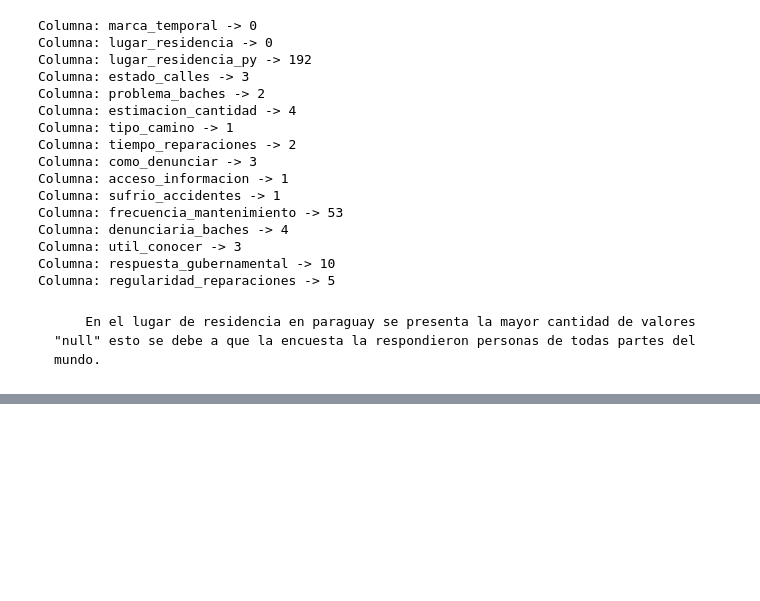
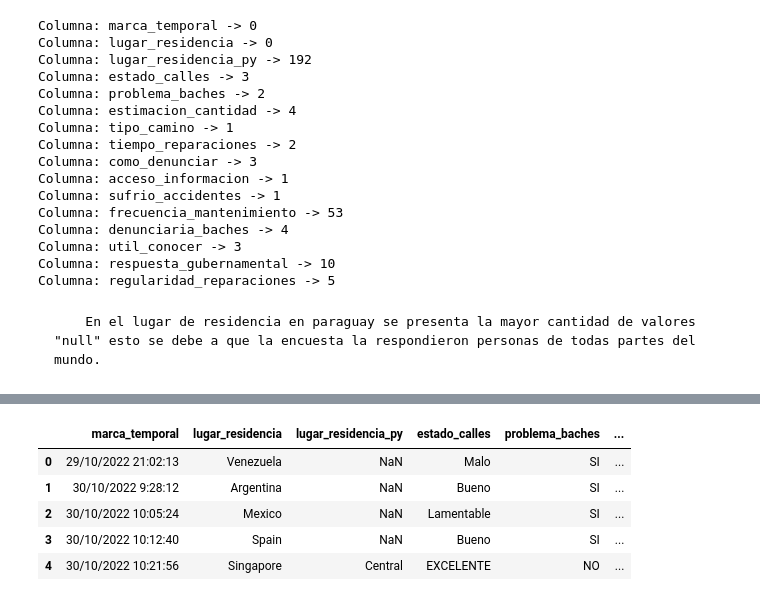
Before and after one commit to TorrezMN/Data_Science, a Jupyter notebook: notebooks/Initial_Exploration.ipynb, the cells around one changed output, grey strips where cells are left out. Drawn from its saved outputs; the diff is of its cells as text; code cells hidden in the pictures; blank space fills up the shorter version.

```diff
--- a/notebooks/Initial_Exploration.ipynb
+++ b/notebooks/Initial_Exploration.ipynb
@@ -197,0 +164,10 @@ Puede verse que Argentina, Mexico y Paraguay son los paises donde mas se contest
+# %%
+df['respuesta_gubernamental'].replace(
+    {'EXELENTE': 'EXCELENTE'},
+    regex=True,
+    inplace=True)
+
+df['estado_calles'].replace(
+    {'Exelente': 'EXCELENTE'},
+    regex=True,
+    inplace=True)
@@ -197,0 +194,9 @@ Puede verse que Argentina, Mexico y Paraguay son los paises donde mas se contest
+# %%
+df.head()
+# %% [output]
+|  | marca_temporal | lugar_residencia | lugar_residencia_py | estado_calles | problema_baches | ... |
+| 0 | 29/10/2022 21:02:13 | Venezuela | NaN | Malo | SI | ... |
+| 1 | 30/10/2022 9:28:12 | Argentina | NaN | Bueno | SI | ... |
+| 2 | 30/10/2022 10:05:24 | Mexico | NaN | Lamentable | SI | ... |
+| 3 | 30/10/2022 10:12:40 | Spain | NaN | Bueno | SI | ... |
+| 4 | 30/10/2022 10:21:56 | Singapore | Central | EXCELENTE | NO | ... |
```
Also changed, not shown: parts of 13 cells of this notebook, 2 other files.
